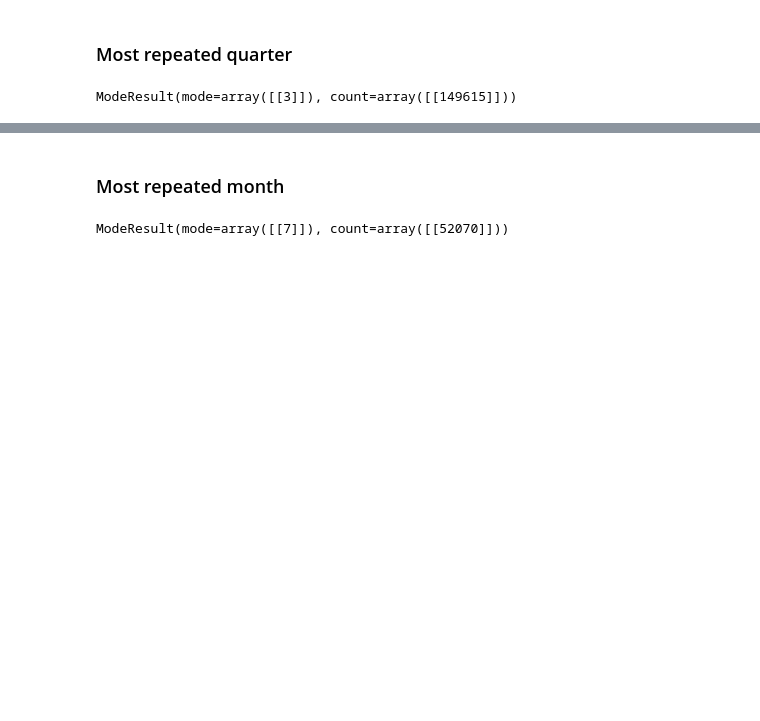
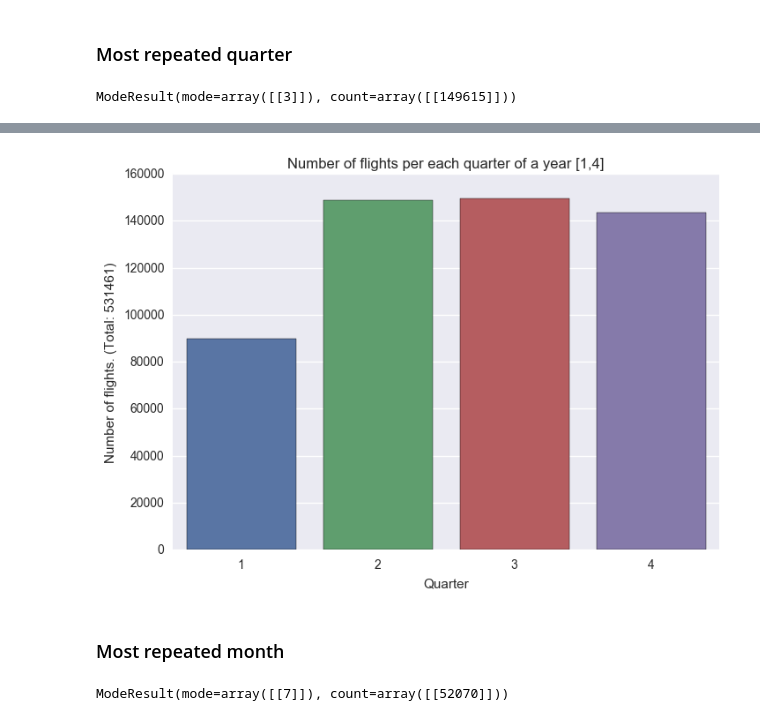
Before and after one commit to IvanAli/USAirportsAndDelays, a Jupyter notebook: descriptive_analysis.ipynb, the cells around one changed output, grey strips where cells are left out. Drawn from its saved outputs; the diff is of its cells as text; code cells hidden in the pictures; blank space fills up the shorter version.

```diff
--- a/descriptive_analysis.ipynb
+++ b/descriptive_analysis.ipynb
@@ -29,3 +29,9 @@ mode = stats.mode(df[['Quarter']])
 mode
 # %% [output]
 ModeResult(mode=array([[3]]), count=array([[149615]]))
+# %%
+dfg = df.groupby('Quarter').count()
+# %%
+dfn = pd.DataFrame({'Quarter': dfg.index, 'Count': dfg['Month']})
+# %%
+dfn.index = np.arange(4)
@@ -32,3 +49,10 @@ ModeResult(mode=array([[3]]), count=array([[149615]]))
+# %%
+sns.barplot(x='Quarter', y='Count', data=dfn)
+sns.utils.axlabel('Quarter', 'Number of flights. (Total: ' + str(sum(dfn['Count'])) + ')')
+plt.title('Number of flights per each quarter of a year [1,4]')
+plt.savefig('graph/quarter_flights.png', bbox_inches='tight')
+# %% [output]
+[figure, added]
 # %% [markdown]
 ### Most repeated month
 # %%
```
Also changed, not shown: parts of 24 cells of this notebook.
